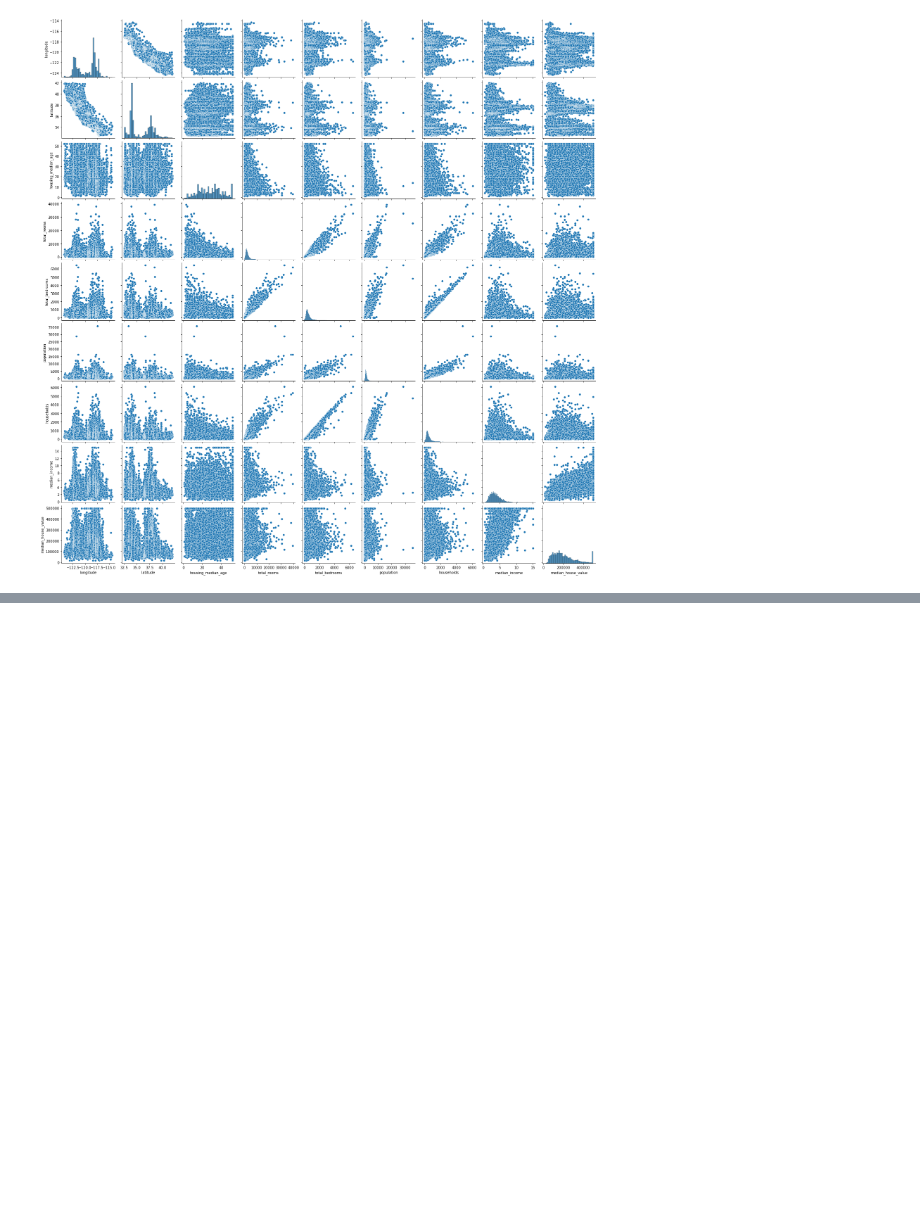
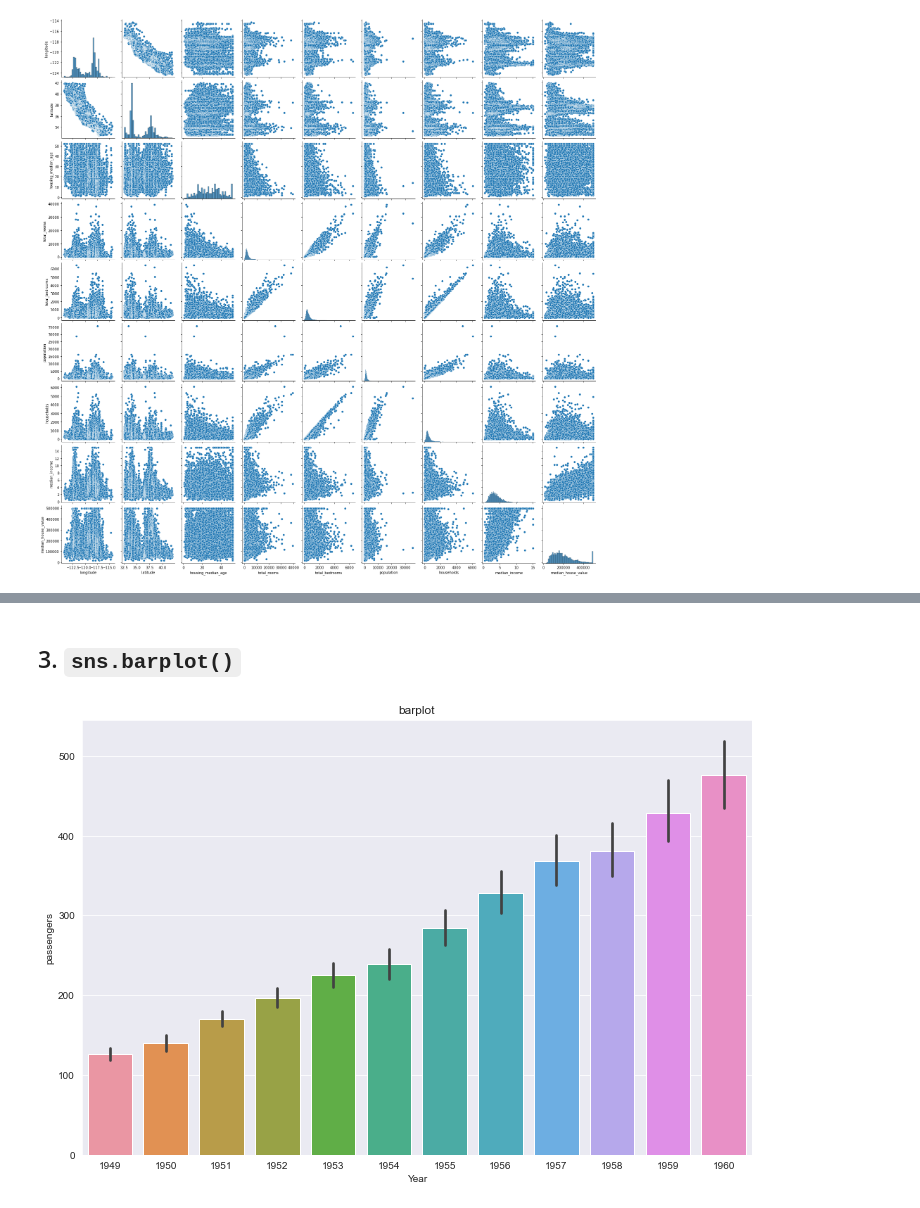
Before and after one commit to jianructose/treasurehunt, a Jupyter notebook: pandas_/sns_calhouse.ipynb, the cells around one changed output, grey strips where cells are left out. Saved outputs shown, nothing was run; the diff lists cells and outputs as text; code cells hidden in the pictures; blank space fills up the shorter version.

```diff
--- a/pandas_/sns_calhouse.ipynb
+++ b/pandas_/sns_calhouse.ipynb
@@ -140,0 +197,9 @@ sns.pairplot(df)
+# %% [markdown]
+## 3. `sns.barplot()`
+# %%
+plt.figure(figsize=(12, 8))
+p3=sns.barplot(x = 'year', y = 'passengers', data=flights)
+p3.set_xlabel('Year')
+p3.set_title('barplot');
+# %% [output]
+[figure, added]
```
Also changed, not shown: parts of 13 cells of this notebook.
